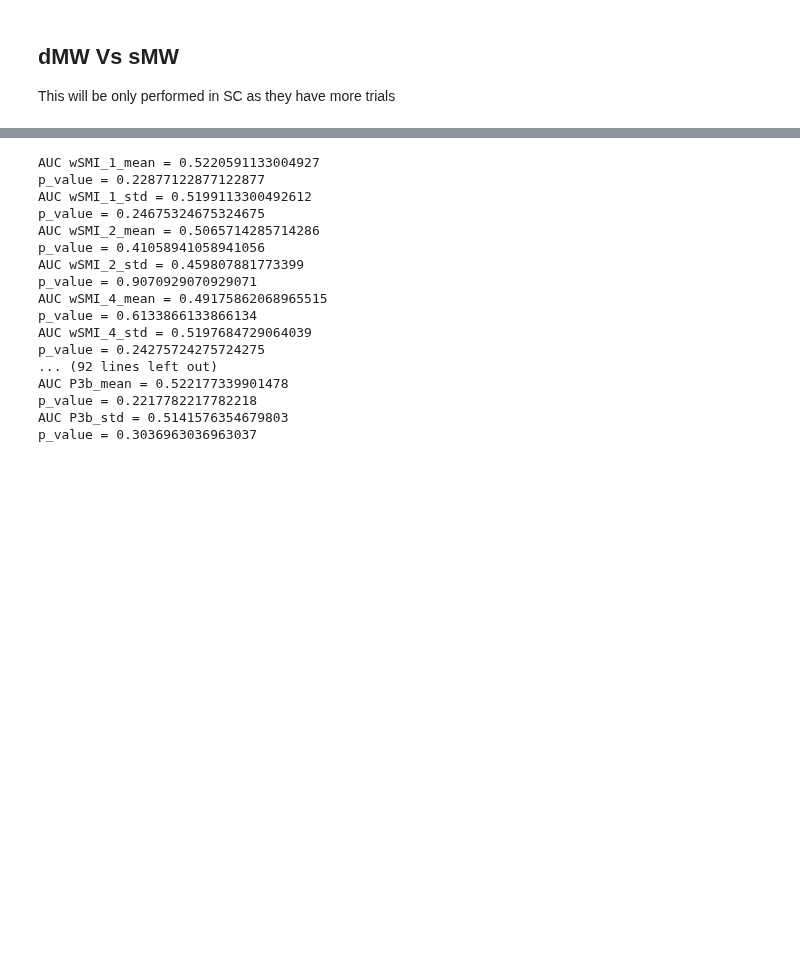
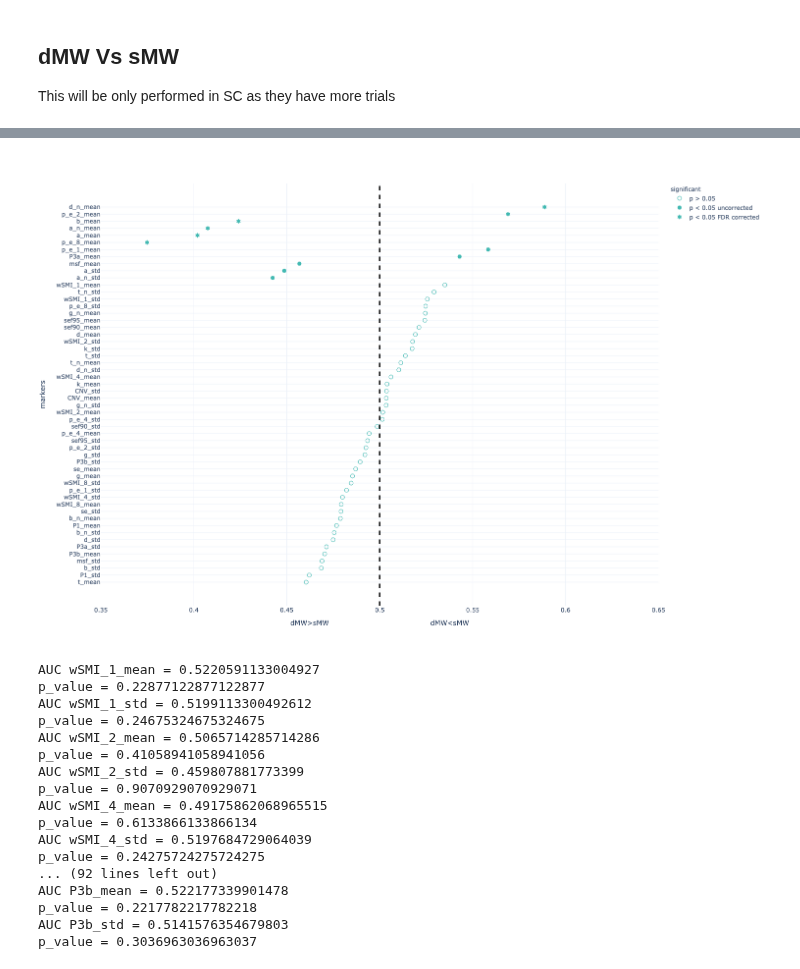
Before and after one commit to Nicobruno92/mw_markers_project, a Jupyter notebook: univariate_analysis.ipynb, the cells around one changed output, grey strips where cells are left out. Cells and saved outputs as stored; diff of their text form; code cells hidden in the pictures; blank space fills up the shorter version.

```diff
--- a/univariate_analysis.ipynb
+++ b/univariate_analysis.ipynb
@@ -363,14 +408,17 @@ fig = px.scatter(segment_mw_roc.sort_values(by = 'AUC'),x = 'AUC', y = 'markers'
 #                  color = 'significant',
                  color_discrete_sequence = [lblue, green,orange, pink],
 
-                 category_orders = {'significant': ['p > 0.05','p < 0.05 uncorrected', 'p < 0.05 FDR corrected']})
+                 category_orders = {'significant': ['p > 0.05','p < 0.05 uncorrected', 'p < 0.05 FDR corrected']},
+                 labels = {'AUC': 'dMW>sMW                                          dMW<sMW'}
+                )
 fig.add_vline(x=0.5, line_width=3, line_dash="dash", line_color="black")
+fig.update_traces(marker=dict(size = 8))
 
-fig.update_traces(marker=dict(size = 8))
 fig.update_layout(
     autosize=False,
     width=800,
-    height=800,
+    height=1000,
+    xaxis= {'range': (0.35, 0.65)},
     yaxis = {
             'showticklabels': True,
             'tickmode': 'linear',
@@ -385,3 +432,4 @@ pio.write_json(fig, 'Figs/univariate_roc_mw_segment.plotly')
+[figure, added]
 # %%
 AUC = pd.DataFrame()
 pvalues = {}
```
Also changed, not shown: parts of 24 cells of this notebook, 22 other files.
